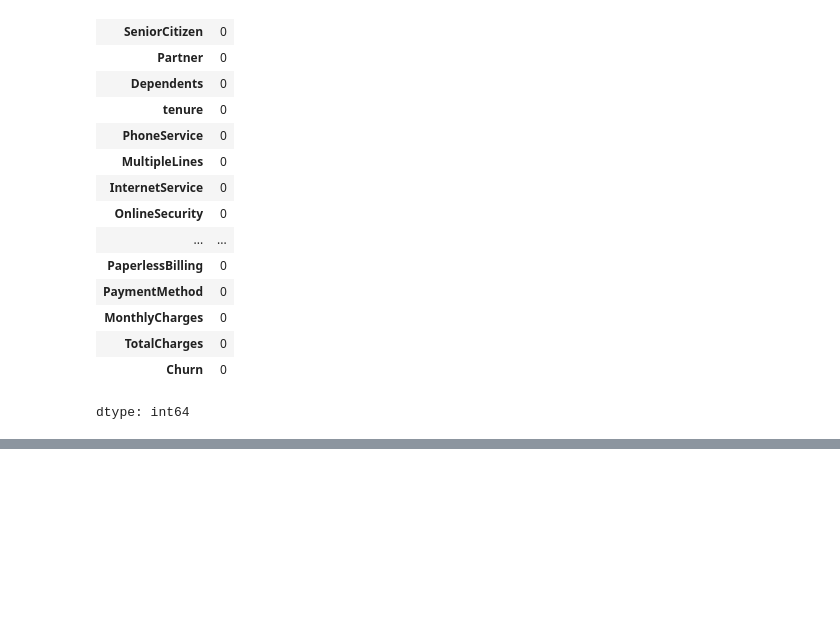
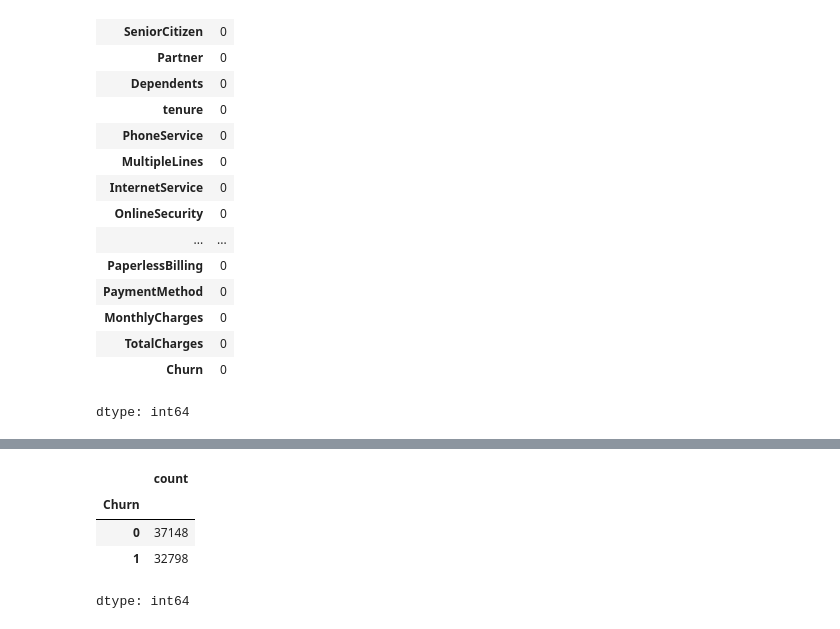
Before and after one commit to linda-bsharat/telco-customer-churn-prediction, a Jupyter notebook: notebooks/01_data_cleaning_and_eda.ipynb, the cells around one changed output, grey strips where cells are left out. Saved outputs shown, nothing was run; the diff lists cells and outputs as text; code cells hidden in the pictures; blank space fills up the shorter version.

```diff
--- a/notebooks/01_data_cleaning_and_eda.ipynb
+++ b/notebooks/01_data_cleaning_and_eda.ipynb
@@ -204,0 +245,18 @@ dtype: int64
+# %%
+
+df['Churn'] = df['Churn'].replace({
+    'Yes': 1, 'Y': 1, 'CHURNED': 1,
+    'No': 0, 'N': 0, 'NO CHURN': 0,
+    'Unknown': None
+})
+
+df = df.dropna(subset=['Churn'])
+df["Churn"] = df["Churn"].astype(int)
+# %%
+df["Churn"].value_counts()
+# %% [output]
+|  | count |
+| Churn |  |
+| 0 | 37148 |
+| 1 | 32798 |
+dtype: int64
```
Also changed, not shown: parts of 6 cells of this notebook.
